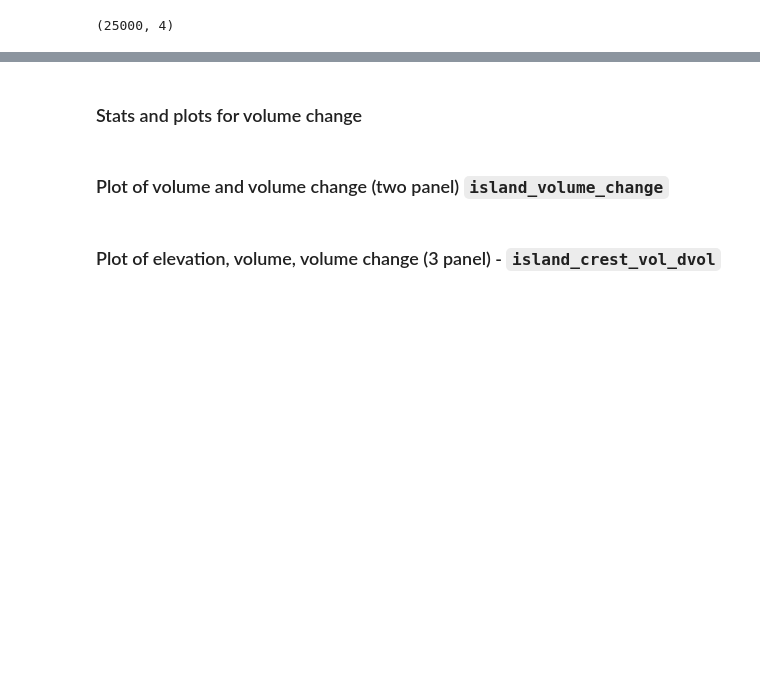
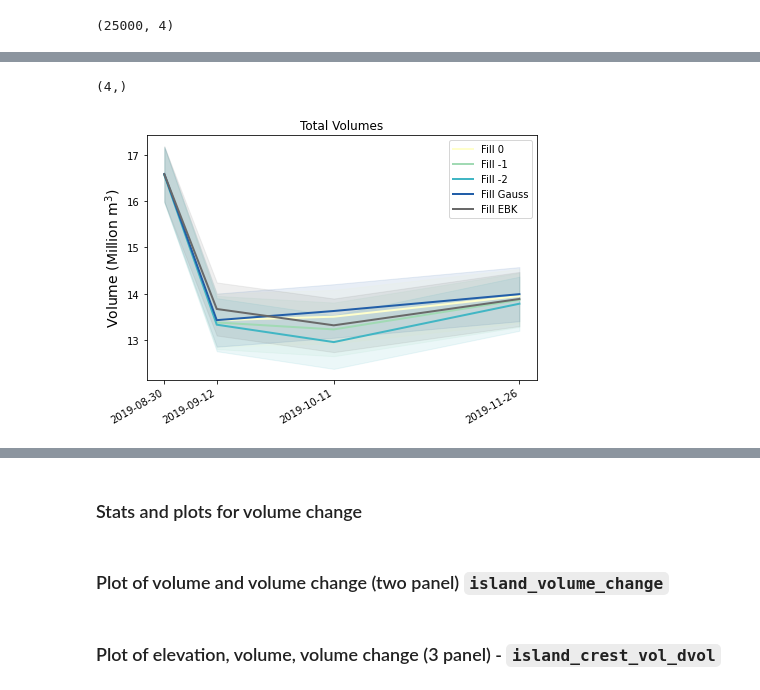
Before and after one commit to csherwood-usgs/CoreBx, a Jupyter notebook: CoreBx_process.ipynb, the cells around one changed output, grey strips where cells are left out. Cells and saved outputs as stored; diff of their text form; code cells hidden in the pictures; blank space fills up the shorter version.

```diff
--- a/CoreBx_process.ipynb
+++ b/CoreBx_process.ipynb
@@ -30,7 +30,11 @@ import warnings
 warnings.filterwarnings('ignore')
 
 drv, computername = which_computer()
-print('Working on ',computername)
+print('Working on ',computername, 'drv = ',drv)
+
+# path names for output
+fig_dir = drv + 'crs/proj/2019_DorianOBX/Dorian_paper_analyses/figs/'
+print('fig_dir = ',fig_dir)
 
 # These commands choose fonts that are editable in svg format
 plt.rcParams['pdf.fonttype'] = 42
@@ -699,0 +791,30 @@ Date       Plat vol Beach vol Tot vol   P. area  B. area    P. Frac  T. Frac  P.
+# %%
+fillcols = ['#ffffcc','#a1dab4','#41b6c4','#225ea8','dimgray',cols[4]]
+errt = np.sqrt(err**2+errb**2)
+print(errt.shape)
+
+vol0 = va_tot[0,0]*np.ones_like(va_tot[0,:])
+volp0 = vp_tot[0,0]*np.ones_like(vp_tot[0,:])
+
+dtl = []
+for date in dates:
+    dtl.append(datetime.strptime(date, "%Y-%m-%d"))
+dt = np.array(dtl)
+
+fig, ax = plt.subplots(1,1,figsize=(7,5))
+fig.autofmt_xdate()
+#for k in range(6):
+for k in range(5):
+    fillvol = np.squeeze(va_tot[k,:])/1e6
+    fillerr = np.squeeze(errt)/1e6
+    plt.fill_between(dt[0:4], fillvol+fillerr, fillvol-fillerr, color=fillcols[k], alpha=0.1 )
+    plt.plot(dt,va_tot[k,:]/1e6, linewidth=2, color=fillcols[k],label=mapname[k])
+plt.xticks(dt)
+plt.ylabel('Volume (Million m$^3$)', fontsize=14,)
+plt.legend()
+plt.title('Total Volumes')
+plt.savefig( fig_dir+'total_volumes_error_bars.svg' )
+plt.savefig( fig_dir+'total_volumes_error_bars.png' )
+# %% [output]
+(4,)
+[figure, added]
```
Also changed, not shown: parts of 39 cells of this notebook.
